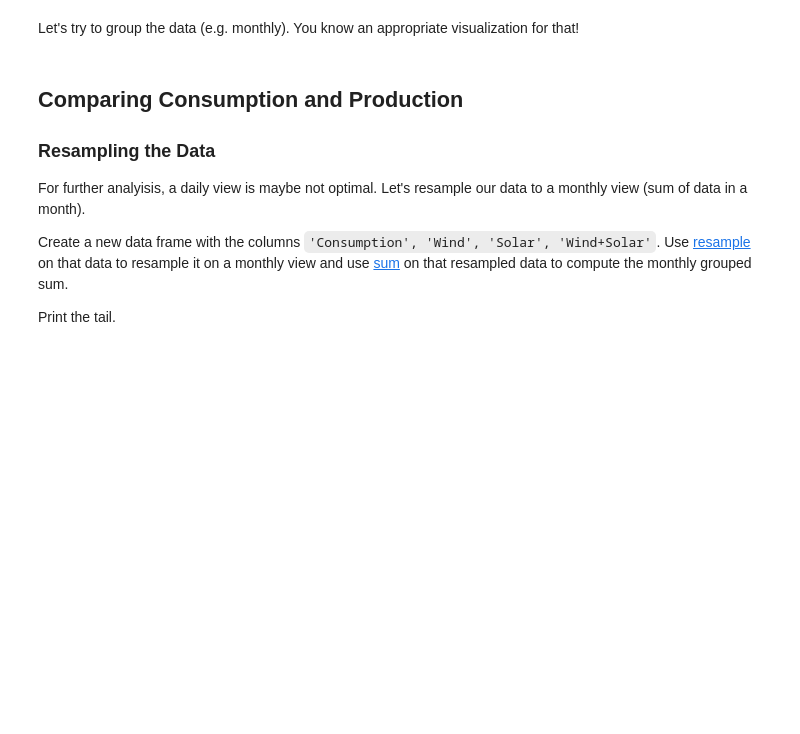
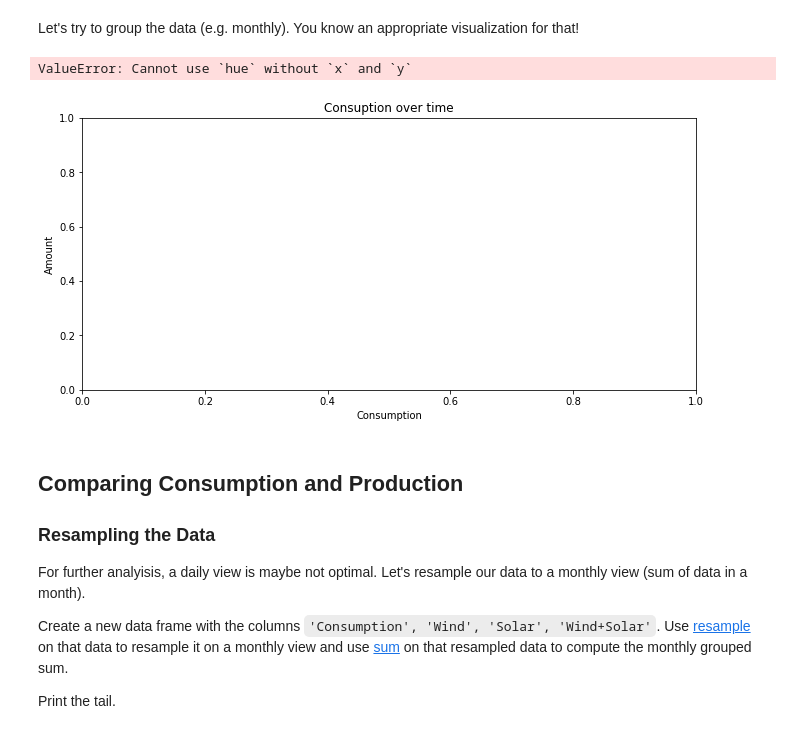
Before and after one commit to s-naegele/Data-Analysis, a Jupyter notebook: Lab/04_TimeseriesData_neu.ipynb, the cells around one changed output. Saved outputs shown, nothing was run; the diff lists cells and outputs as text; code cells hidden in the pictures; blank space fills up the shorter version.

```diff
--- a/Lab/04_TimeseriesData_neu.ipynb
+++ b/Lab/04_TimeseriesData_neu.ipynb
@@ -246,7 +246,9 @@ df.loc['2016-01-01':"2016-12-31",'Consumption'].plot()
 Let's try to group the data (e.g. monthly). You know an appropriate visualization for that!
 # %%
 # YOUR CODE HERE
-raise NotImplementedError()
+# %% [output]
+ValueError: Cannot use `hue` without `x` and `y`
+[figure, added]
 # %% [markdown]
 ## Comparing Consumption and Production
 ### Resampling the Data
```
Also changed, not shown: parts of 1 cell of this notebook, 2 other files.
